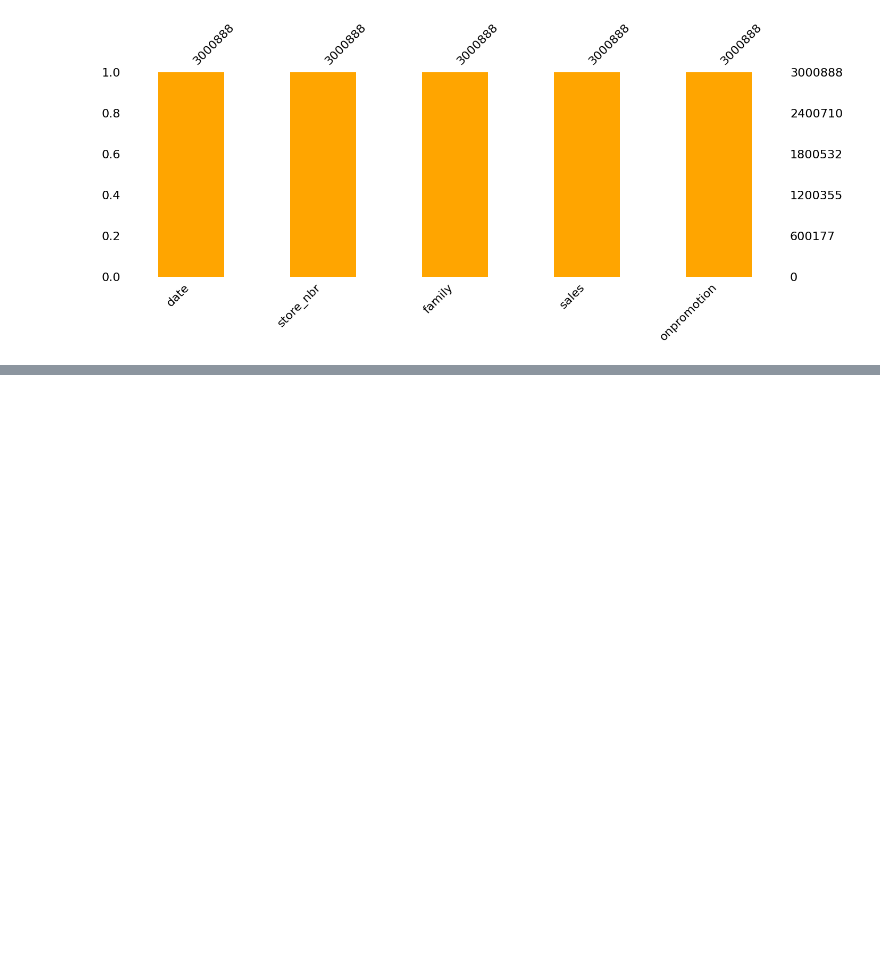
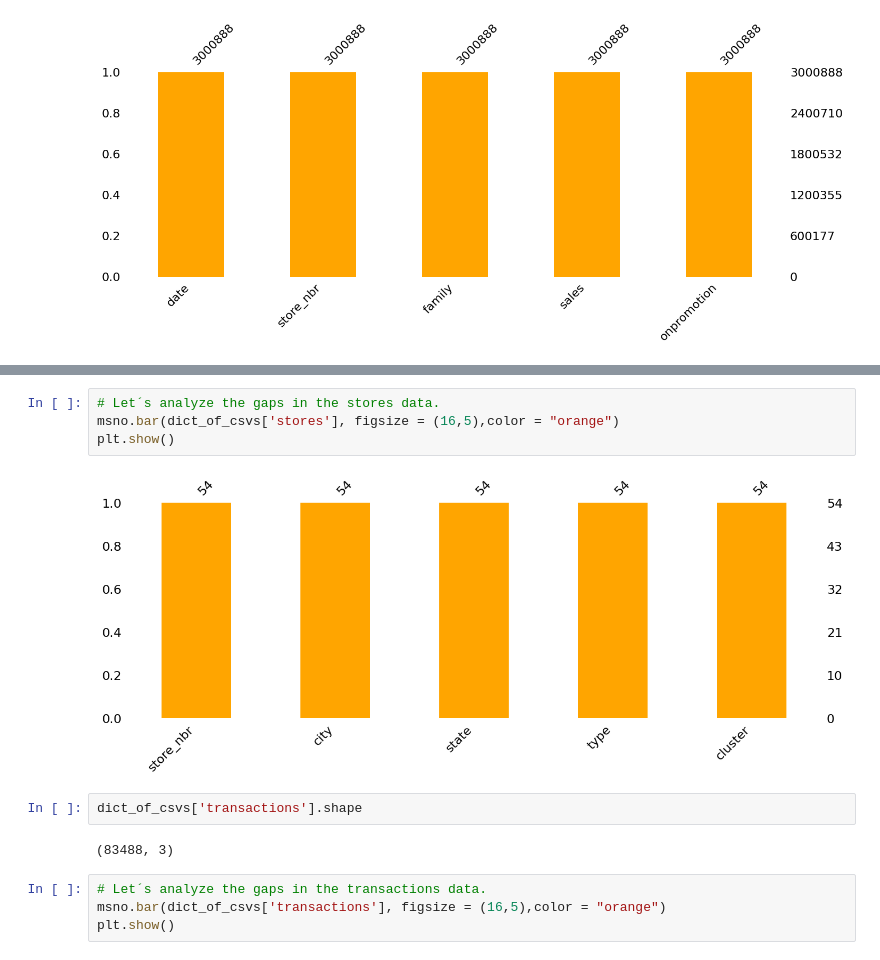
Before and after one commit to alexandregallego/Kaggle, a Jupyter notebook: Machine_learning_competitions/Knowledge/store-sales-time-series-forecasting/store_sales_time_series_forecasting.ipynb, the cells around one changed output, grey strips where cells are left out. Drawn from its saved outputs; the diff is of its cells as text; blank space fills up the shorter version.

```diff
--- a/Machine_learning_competitions/Knowledge/store-sales-time-series-forecasting/store_sales_time_series_forecasting.ipynb
+++ b/Machine_learning_competitions/Knowledge/store-sales-time-series-forecasting/store_sales_time_series_forecasting.ipynb
@@ -137,0 +208,14 @@ plt.show()
+# %%
+# Let´s analyze the gaps in the stores data.
+msno.bar(dict_of_csvs['stores'], figsize = (16,5),color = "orange")
+plt.show()
+# %% [output]
+[figure, added]
+# %%
+dict_of_csvs['transactions'].shape
+# %% [output]
+(83488, 3)
+# %%
+# Let´s analyze the gaps in the transactions data.
+msno.bar(dict_of_csvs['transactions'], figsize = (16,5),color = "orange")
+plt.show()
```
Also changed, not shown: parts of 9 cells of this notebook.
